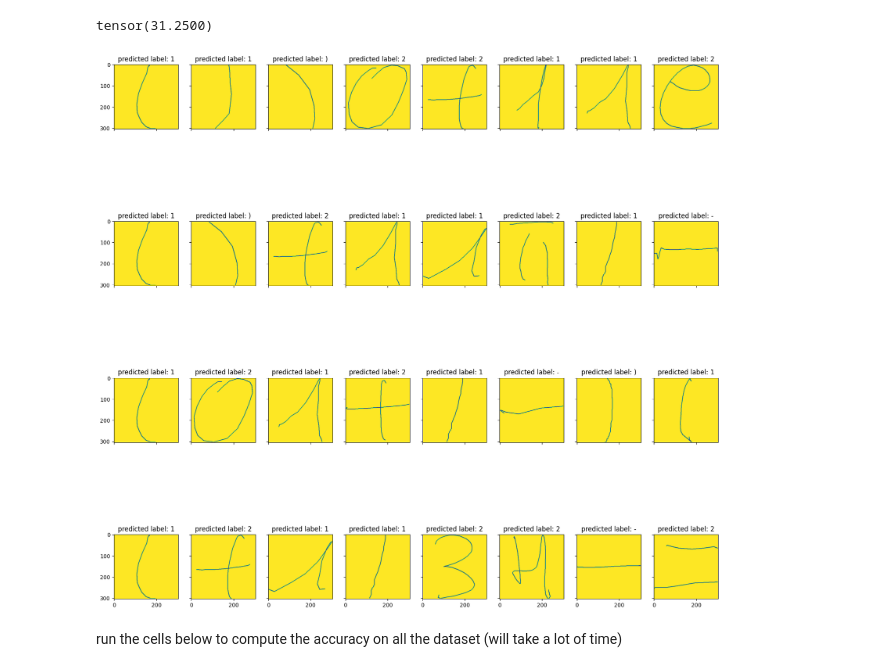
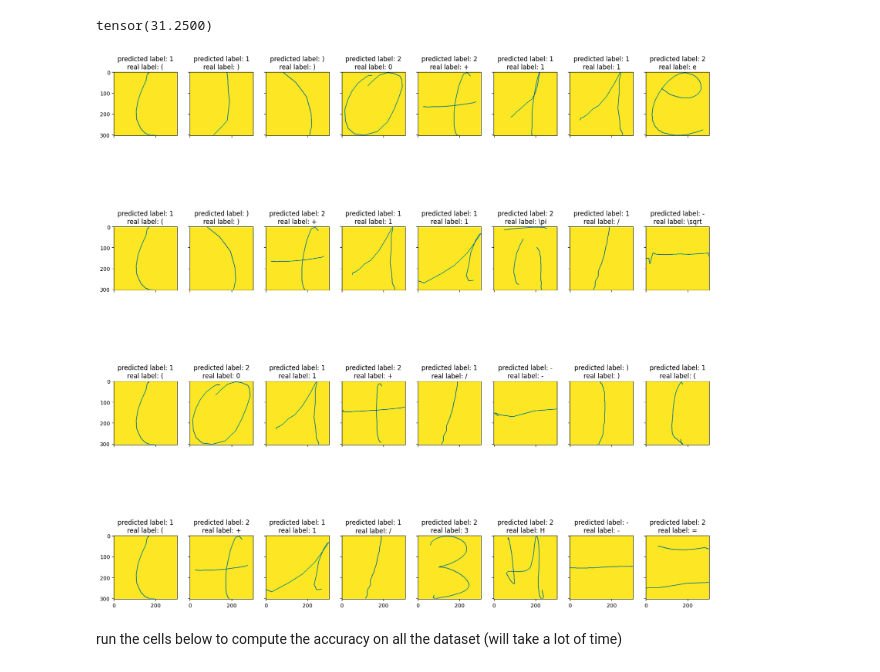
Before and after one commit to fredpell1/Handwritten-Math-Expression-Recognition, a Jupyter notebook: src/testingdemoSymbols.ipynb, the cells around one changed output. Saved outputs shown, nothing was run; the diff lists cells and outputs as text; code cells hidden in the pictures.

Commit message:
add real label

```diff
--- a/src/testingdemoSymbols.ipynb
+++ b/src/testingdemoSymbols.ipynb
@@ -52,14 +52,14 @@ tensor(31.2500)
 # %%
 predicted_label = [latex.index2word[pred[:,:,:].topk(1)[1].view(3,32).T[i,0].item()] for i in range(BATCH_SIZE)]
 numpy_images = img.cpu().numpy()
 fig,axs = plt.subplots(4,8, figsize=(20,20))
 for i in range(4):
     for j in range(8):
         axs[i,j].imshow(numpy_images[(i+1)*j].reshape((304,304)))
-        axs[i,j].set_title(f'predicted label: {predicted_label[(i+1)*j]}')
+        axs[i,j].set_title(f'predicted label: {predicted_label[(i+1)*j]}\nreal label: {labels[(i+1)*j]}')
         axs[i,j].label_outer()
 # %% [output]
-[figure, old version]
+[figure, new version]
 # %% [markdown]
 run the cells below to compute the accuracy on all the dataset (will take a lot of time)
 # %%
```
